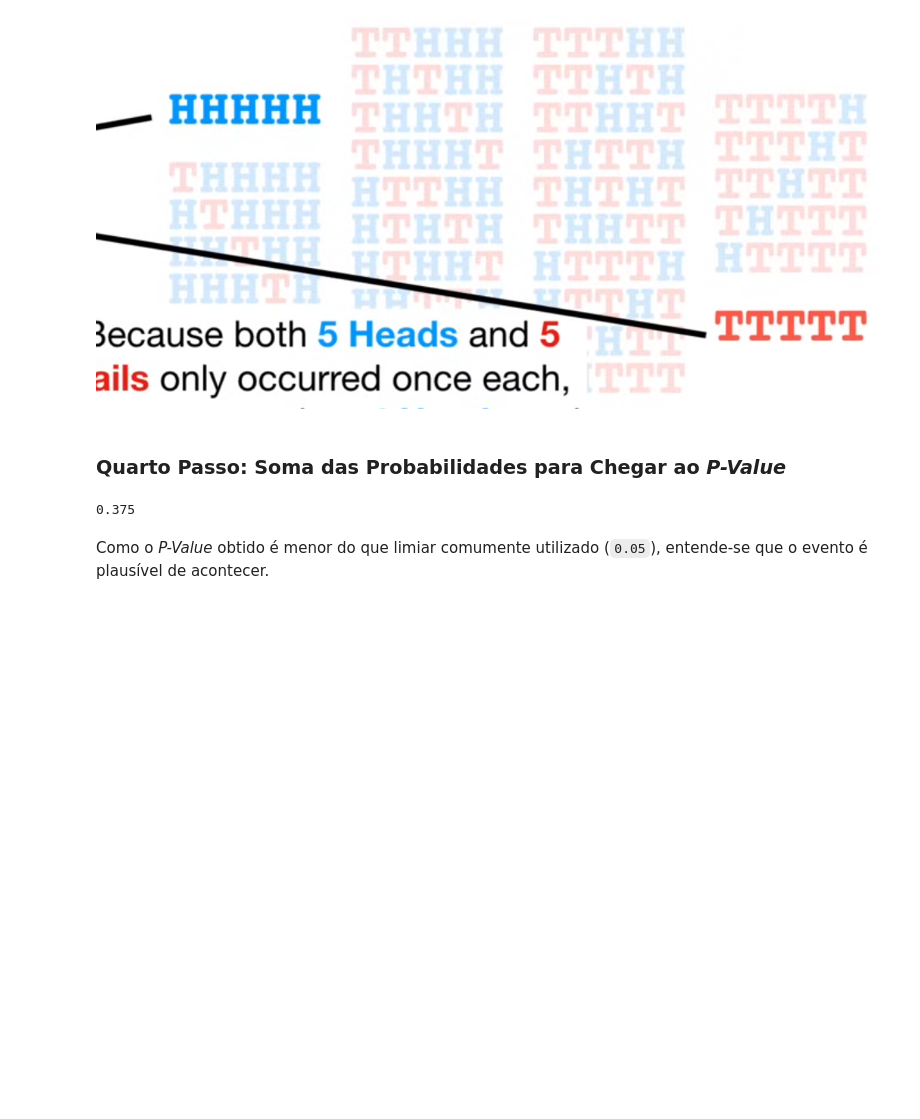
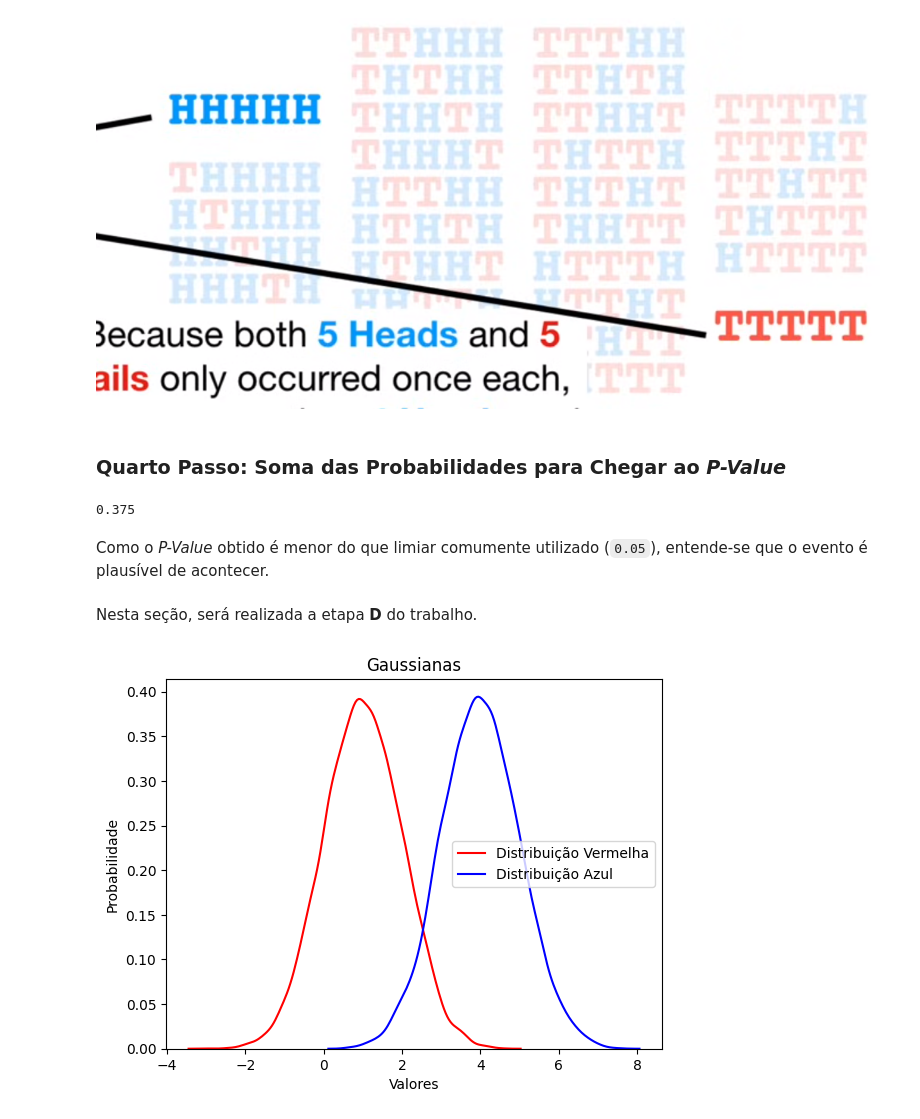
Before and after one commit to gabrielgaia/ficcd-activity-3, a Jupyter notebook: main.ipynb, the cells around one changed output. Saved outputs shown, nothing was run; the diff lists cells and outputs as text; code cells hidden in the pictures; blank space fills up the shorter version.

```diff
--- a/main.ipynb
+++ b/main.ipynb
@@ -342,3 +343,24 @@ print(p_value)
 0.375
 # %% [markdown]
 Como o _P-Value_ obtido é menor do que limiar comumente utilizado (`0.05`), entende-se que o evento é plausível de acontecer.
+# %% [markdown]
+Nesta seção, será realizada a etapa __D__ do trabalho.
+# %%
+size = 10000
+red_mean = 1
+blue_mean = 4
+std = 1
+
+blue_population = np.random.normal(blue_mean, std, size=size)
+red_population = np.random.normal(red_mean, std, size=size)
+# %%
+# Exibição das Gaussianas geradas a partir das distribuições normais criadas
+sns.kdeplot(red_population, label='Distribuição Vermelha', color='red')
+sns.kdeplot(blue_population, label='Distribuição Azul', color='blue')
+plt.title('Gaussianas')
+plt.xlabel('Valores')
+plt.ylabel('Probabilidade')
+plt.legend()
+plt.show()
+# %% [output]
+[figure, added]
```
Also changed, not shown: parts of 3 cells of this notebook.
